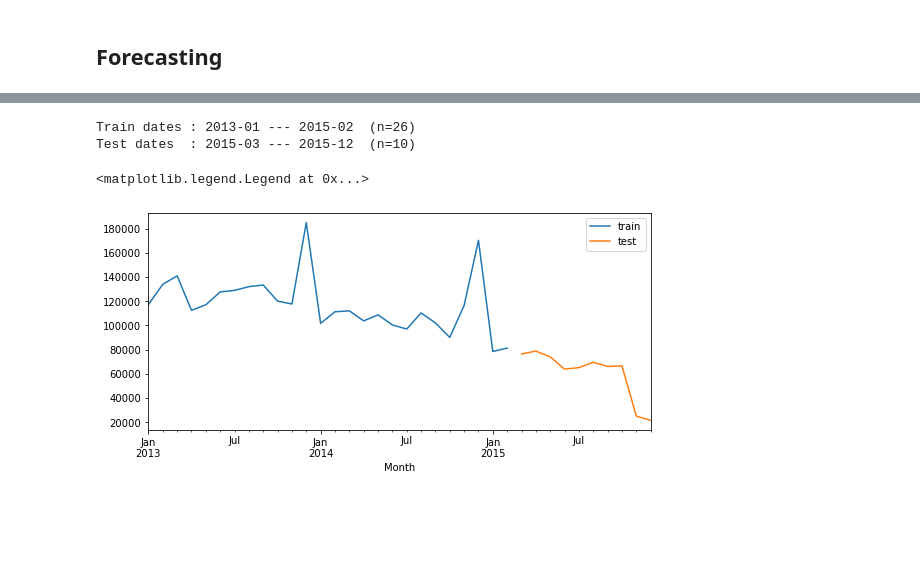
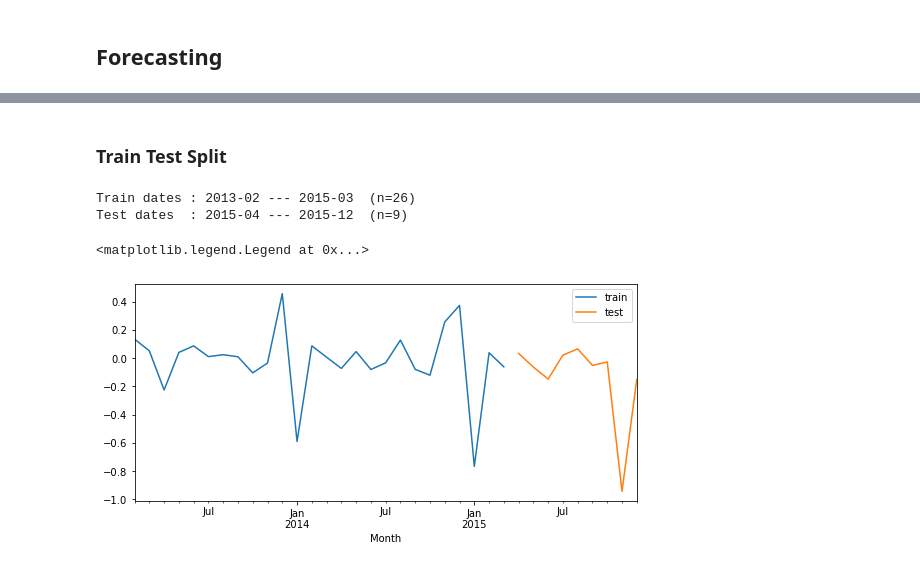
Before and after one commit to anovaYa/DA-Projects, a Jupyter notebook: competitive-data-science-predict-future-sales/Predict Future Sales.ipynb, the cells around one changed output, grey strips where cells are left out. Cells and saved outputs as stored; diff of their text form; code cells hidden in the pictures; blank space fills up the shorter version.

```diff
--- a/competitive-data-science-predict-future-sales/Predict Future Sales.ipynb
+++ b/competitive-data-science-predict-future-sales/Predict Future Sales.ipynb
@@ -83,7 +83,7 @@ array([[<AxesSubplot:title={'center':'date'}>,
 # %% [markdown]
 ## Data Preprocessing
 # %%
-trainData = trainData[trainData['item_price']>0]
-trainData = trainData[trainData['item_cnt_day']>0]
+trainData = trainData[(trainData['item_price'] > 0) & (trainData['item_price'] < 10000)]
+trainData = trainData[(trainData['item_cnt_day']>0) & (trainData['item_cnt_day'] < 1000)]
 # %%
 fig, ax = plt.subplots(2, 2, figsize=(15, 8))
@@ -115,6 +144,7 @@ trainData
 trainDataPerMonth = trainData.groupby(['Month']).agg({'item_cnt_day' : 'sum'})
 trainDataPerMonth.reset_index(inplace=True)
 trainDataPerMonth = trainDataPerMonth.set_index('Month')
+trainDataPerMonth.rename(columns = {'item_cnt_day':'item_cnt_month'}, inplace = True)
 trainDataPerMonth.plot()
 # %% [output]
 <AxesSubplot:xlabel='Month'>
@@ -122,2 +216,7 @@ trainDataPerMonth.plot()
 # %% [markdown]
 ## Forecasting
+# %%
+log_passengers = np.log(trainDataPerMonth)
+trainDataPerMonthShift = log_passengers - log_passengers.shift()
+trainDataPerMonthShift.dropna(inplace=True)
+trainDataPerMonthShift.plot()
@@ -124,19 +243,21 @@ trainDataPerMonth.plot()
+# %% [markdown]
+### Train Test Split
 # %%
 from sklearn.linear_model import LinearRegression
 
-train = trainDataPerMonth[:STEPS]
-test = trainDataPerMonth[STEPS:]
+train = trainDataPerMonthShift[:STEPS]
+test = trainDataPerMonthShift[STEPS:]
 
 
 print(f"Train dates : {train.index.min()} --- {train.index.max()}  (n={len(train)})")
 print(f"Test dates  : {test.index.min()} --- {test.index.max()}  (n={len(test)})")
 
-fig, ax=plt.subplots(figsize=(9, 4))
-train['item_cnt_day'].plot(ax=ax, label='train')
-test['item_cnt_day'].plot(ax=ax, label='test')
+fig, ax = plt.subplots(figsize=(9, 4))
+train['item_cnt_month'].plot(ax=ax, label='train')
+test['item_cnt_month'].plot(ax=ax, label='test')
 ax.legend()
 # %% [output]
-Train dates : 2013-01 --- 2015-02  (n=26)
-Test dates  : 2015-03 --- 2015-12  (n=10)
+Train dates : 2013-02 --- 2015-03  (n=26)
+Test dates  : 2015-04 --- 2015-12  (n=9)
 <matplotlib.legend.Legend at 0x...>
-[figure, old version]
+[figure, new version]
```
Also changed, not shown: parts of 32 cells of this notebook.
